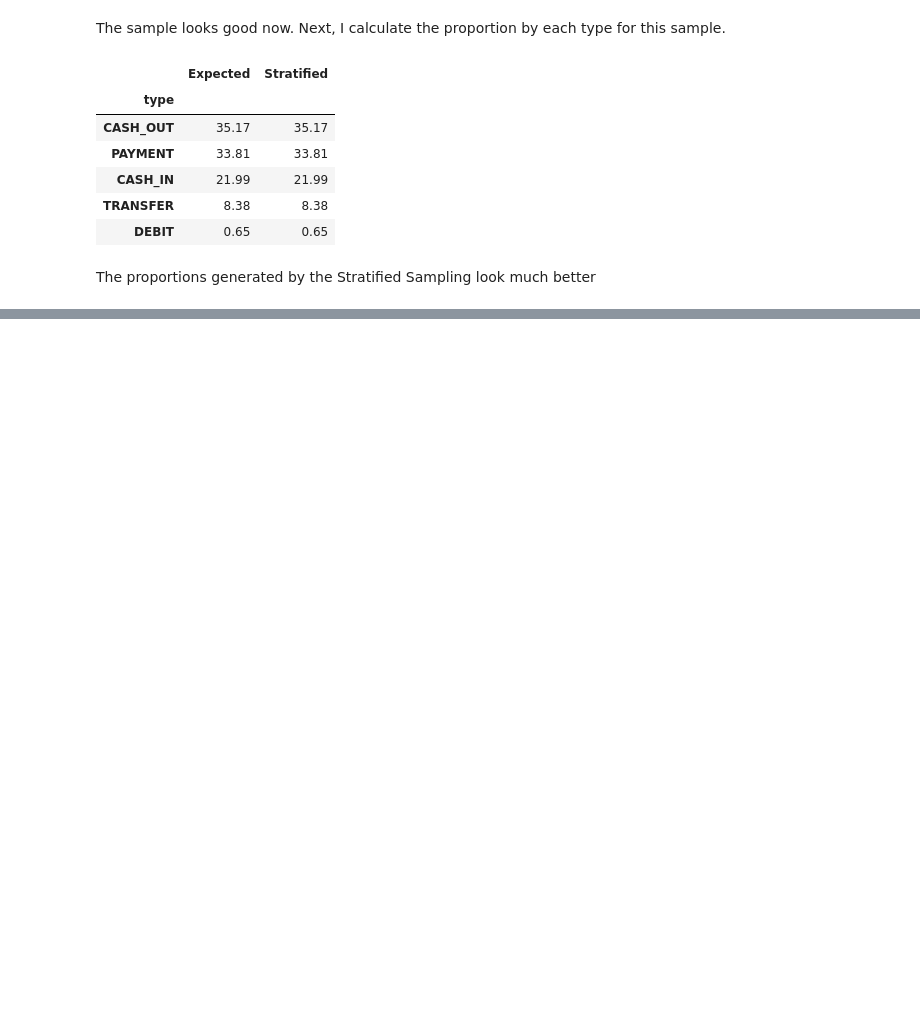
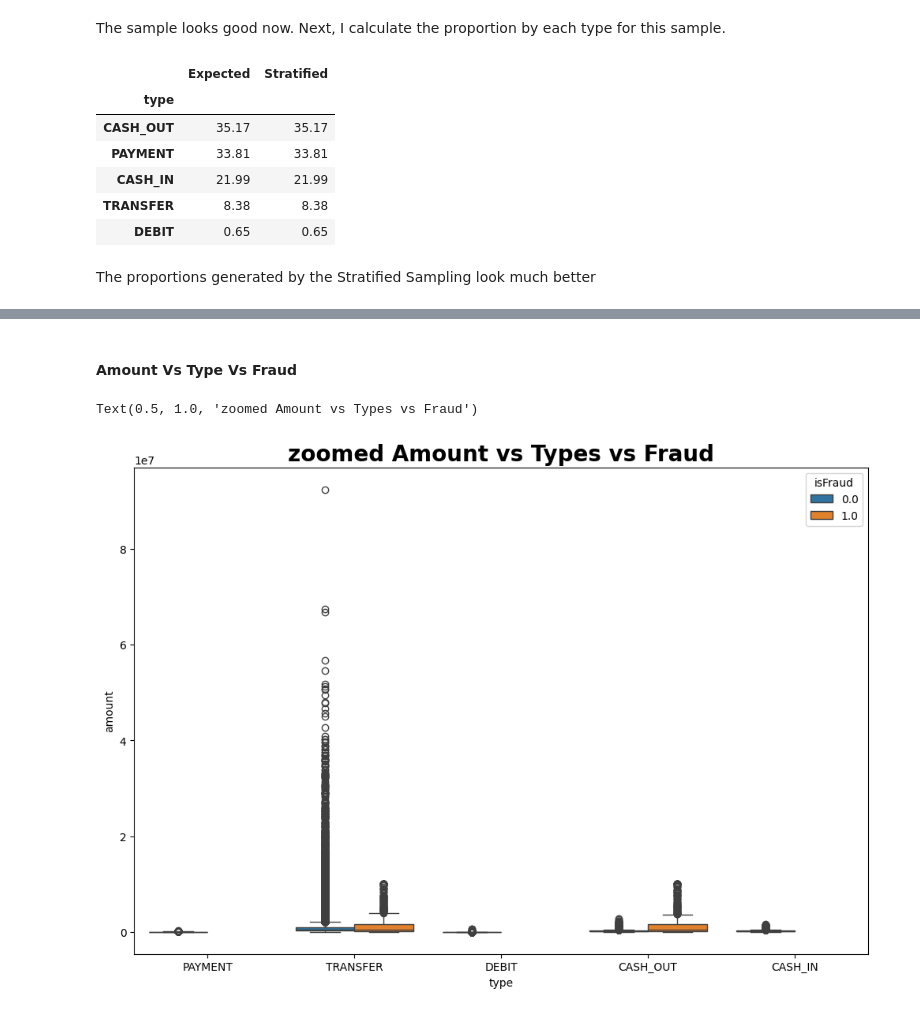
Before and after one commit to spectralcodex/momo-fincrime, a Jupyter notebook: fincrime.ipynb, the cells around one changed output, grey strips where cells are left out. Drawn from its saved outputs; the diff is of its cells as text; code cells hidden in the pictures; blank space fills up the shorter version.

```diff
--- a/fincrime.ipynb
+++ b/fincrime.ipynb
@@ -358,0 +359,9 @@ Both Non-fraud and fraud transactions has very high amounts appearing as outlier
+# %% [markdown]
+#### Amount Vs Type Vs Fraud
+# %%
+plt.figure(figsize=(12,8))
+sns.boxplot(hue = stsp.isFraud, x = stsp.type, y = df.amount, data = stsp[df.amount < 1e5])
+plt.title('zoomed Amount vs Types vs Fraud',fontweight="bold", size=20)
+# %% [output]
+Text(0.5, 1.0, 'zoomed Amount vs Types vs Fraud')
+[figure, added]
```
Also changed, not shown: parts of 5 cells of this notebook.
